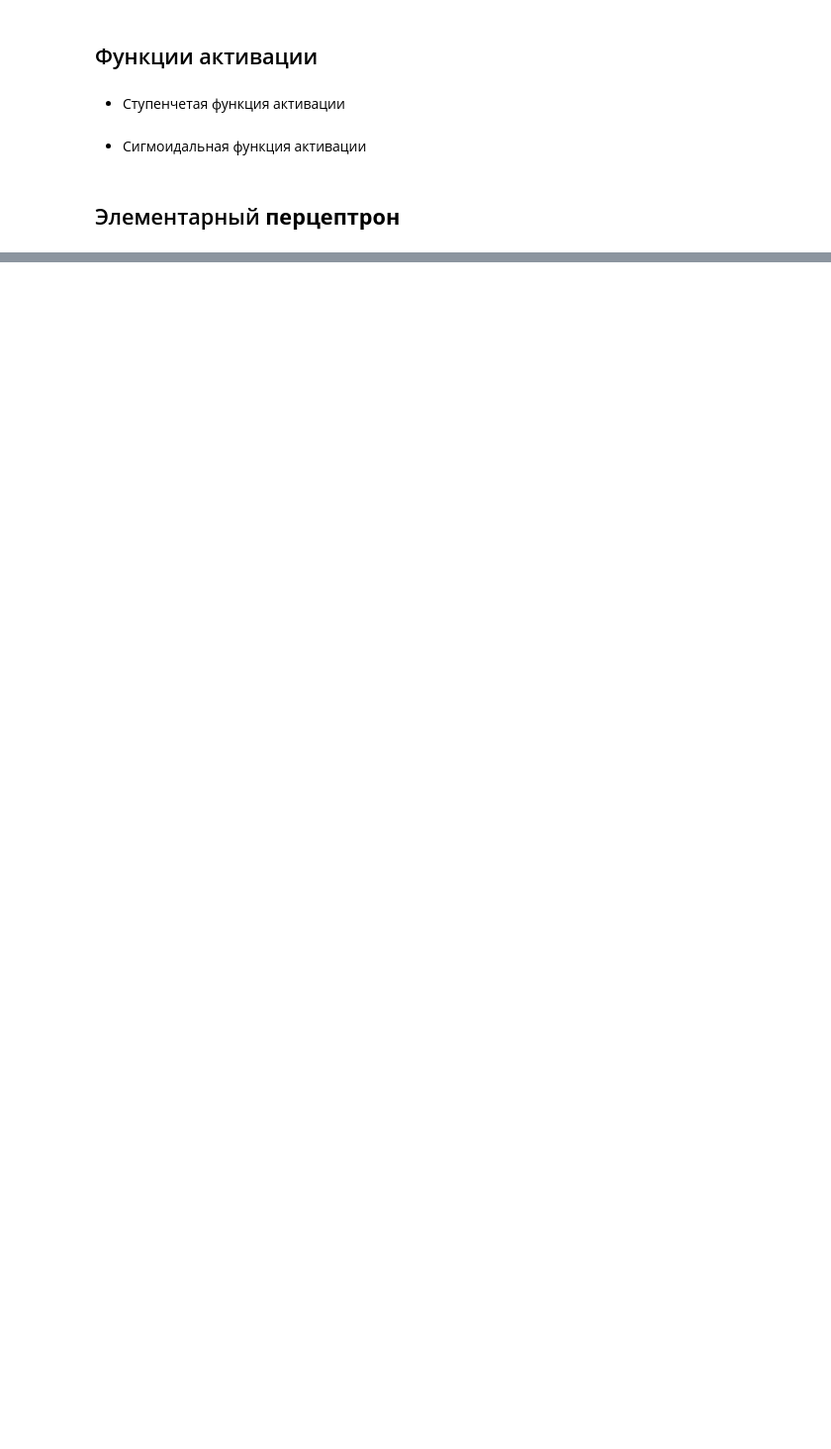
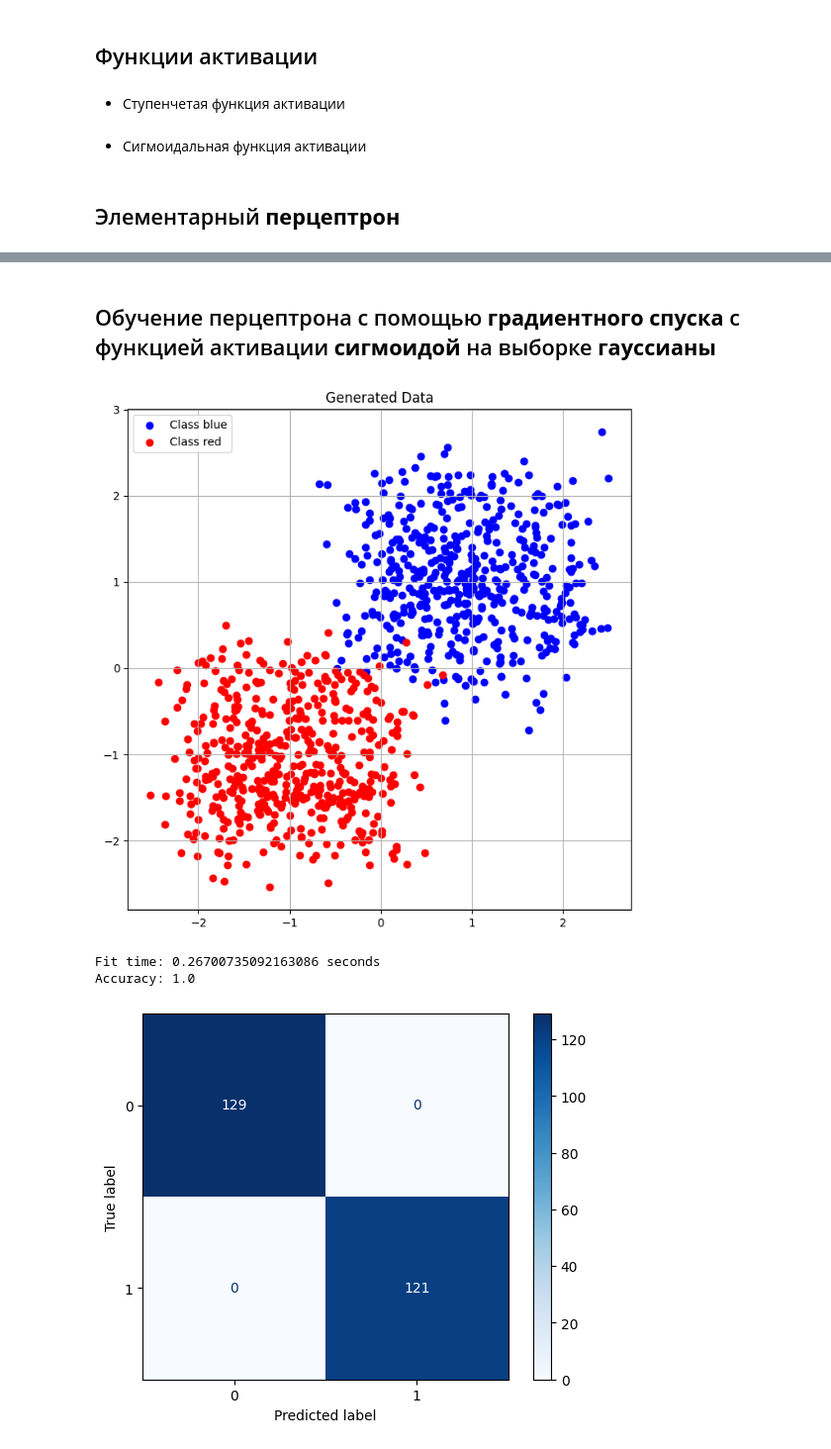
Before and after one commit to skpntsv/NSULabs, a Jupyter notebook: 3 course/deep-machine-learning/lab2.ipynb, the cells around one changed output, grey strips where cells are left out. Shown at 99% size. Saved outputs shown, nothing was run; the diff lists cells and outputs as text; code cells hidden in the pictures; blank space fills up the shorter version.

```diff
--- a/3 course/deep-machine-learning/lab2.ipynb
+++ b/3 course/deep-machine-learning/lab2.ipynb
@@ -117,0 +244,9 @@ class Perceptron():
+# %% [markdown]
+## Обучение перцептрона с помощью **градиентного спуска** с функцией активации **сигмоидой** на выборке **гауссианы**
+# %%
+fit_with_metrics(1000, 1, gaussian, 'sigmoid', 'gradient', 1)
+# %% [output]
+[figure, added]
+Fit time: 0.26700735092163086 seconds
+Accuracy: 1.0
+[figure, added]
```
Also changed, not shown: parts of 34 cells of this notebook.
